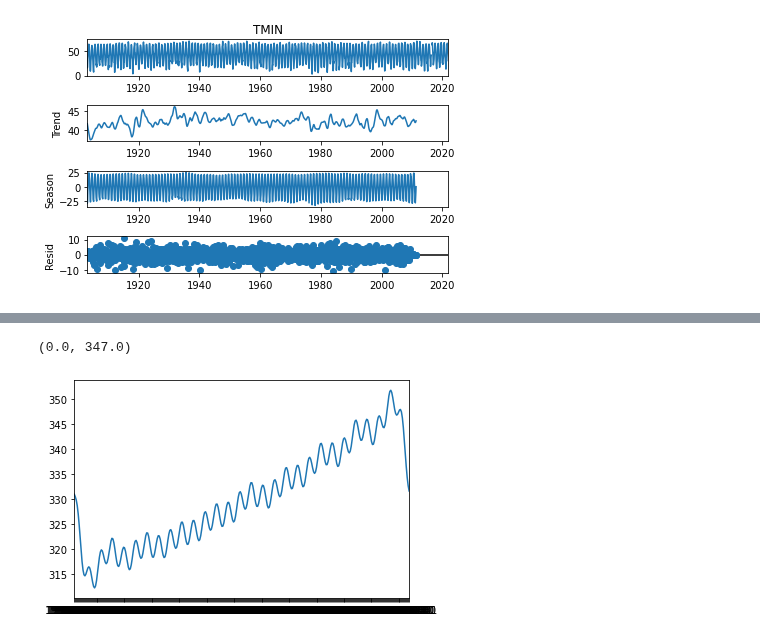
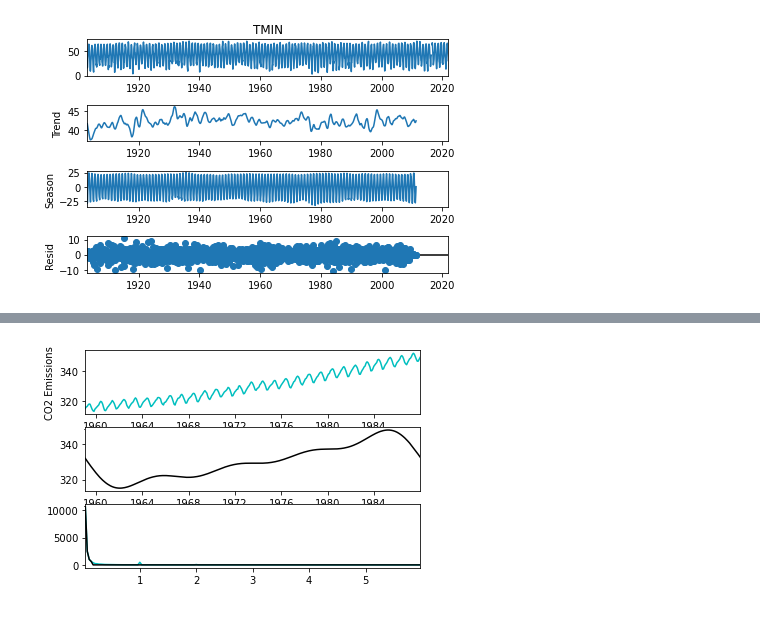
Before and after one commit to thodson-usgs/stf-decomposition, a Jupyter notebook: notebooks/00_getting_started.ipynb, the cells around one changed output, grey strips where cells are left out. Cells and saved outputs as stored; diff of their text form; code cells hidden in the pictures.

```diff
--- a/notebooks/00_getting_started.ipynb
+++ b/notebooks/00_getting_started.ipynb
@@ -66,10 +66,19 @@ fig = res.plot()
 # %%
 # Tring fft on co2 data
+import matplotlib.pyplot as plt
+import matplotlib.dates
+from datetime import datetime
+
 co2 = pd.read_csv("../data/co2.csv")
-dt = 1 / (60*60)
+co2 =pd.read_csv('../data/co2.csv', parse_dates=True, squeeze=True)
+co2["date"] = pd.to_datetime(co2["date"], format = '%Y-%m-%d')
+dt = 1 / 12 # yearly freq
 t = np.array(co2["date"])
 f = np.array(co2["CO2"])
 plt.plot(t, f)
+plt.xlabel("Year")
+plt.ylabel("CO2 Emissions")
+
 
 n = len(t)
 #Compute FFT
@@ -86,8 +95,12 @@ fig, axes = plt.subplots(2, 1)
 plt.sca(axes[0])
 plt.plot(t, f, color = 'c', LineWidth = 1.5)
 plt.xlim(t[0], t[-1])
+plt.xlabel("Year")
+plt.ylabel("CO2 Emissions")
 plt.sca(axes[1])
-plt.plot(freq[L], PSD[L], color = 'c', )
+plt.plot(freq[L], PSD[L], color = 'c')
 plt.xlim(freq[L[0]], freq[L[-1]])
+plt.xlabel("Freq (1/yr)")
+plt.ylabel("FFT")
 plt.show()
 # %% [output]
@@ -96,15 +109,32 @@ plt.show()
 # %%
 # Use the PSD to filter out noise
 # Filter out freqs with low power
-indices = PSD > 100
+indices = PSD > 500
 PSDclean = PSD * indices
 # Zero out small Fourier coefs
 fhat = indices * fhat
 # Inverse FFT for filtered time signal
 ffilt = np.fft.ifft(fhat)
 
-plt.plot(t, ffilt)
+
+fig, axes = plt.subplots(3, 1)
+plt.sca(axes[0])
+plt.plot(t, f, color = 'c')
 plt.xlim(t[0], t[-1])
+plt.xlabel("Year")
+plt.ylabel("CO2 Emissions")
+
+
+plt.sca(axes[1])
+plt.plot(t, ffilt, color = 'k')
+plt.xlim(t[0], t[-1])
+
+
+plt.sca(axes[2])
+plt.plot(freq[L], PSD[L], color = 'c')
+plt.plot(freq[L], PSDclean[L], color = 'k')
+plt.xlim(freq[L[0]], freq[L[-1]])
+
+plt.show()
 # %% [output]
-(0.0, 347.0)
-[figure, old version]
+[figure, new version]
```
Also changed, not shown: parts of 3 cells of this notebook.
